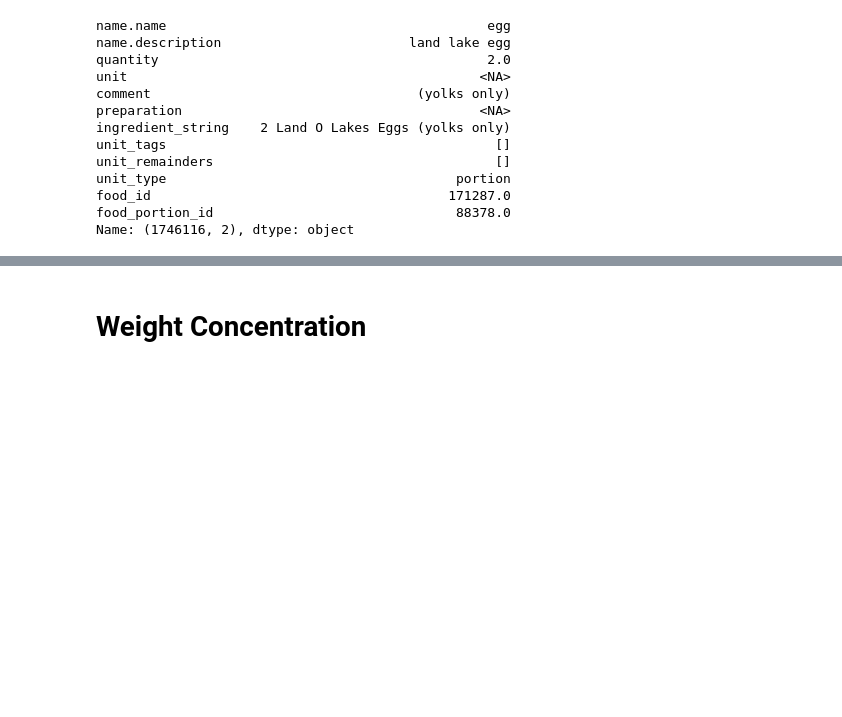
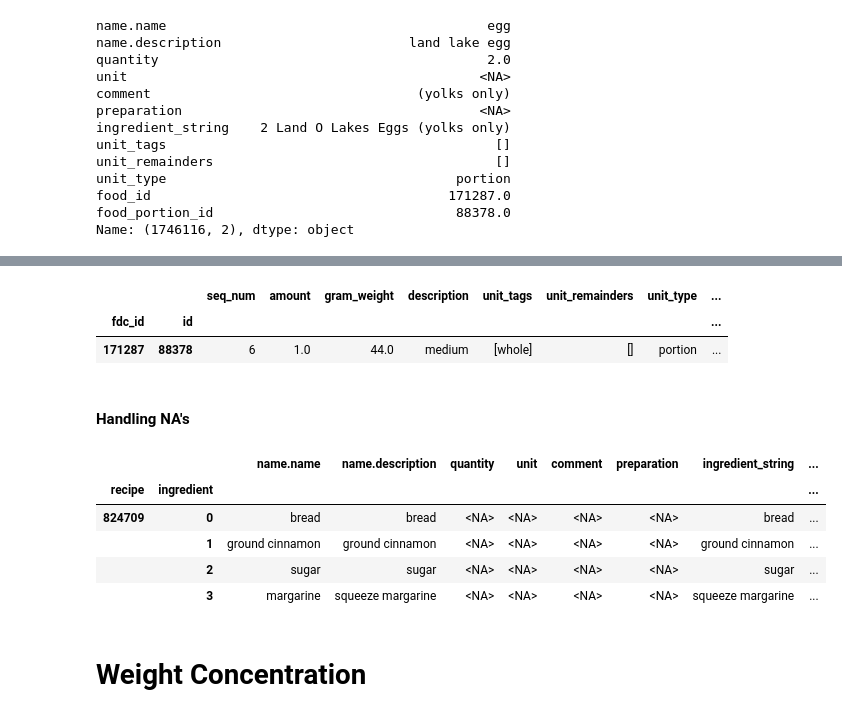
Before and after one commit to stephankostov/recipe-generator-dataset, a Jupyter notebook: notebooks/06-density-db-finalise.ipynb, the cells around one changed output, grey strips where cells are left out. Drawn from its saved outputs; the diff is of its cells as text; code cells hidden in the pictures; blank space fills up the shorter version.

```diff
--- a/notebooks/06-density-db-finalise.ipynb
+++ b/notebooks/06-density-db-finalise.ipynb
@@ -181,0 +214,19 @@ food_portion_df.loc[2343304.0]
+# %%
+food_portion_df[food_portion_df.index.get_level_values(1) == 88378.0]
+# %% [output]
+|  |  | seq_num | amount | gram_weight | description | unit_tags | unit_remainders | unit_type | ... |
+| fdc_id | id |  |  |  |  |  |  |  | ... |
+| 171287 | 88378 | 6 | 1.0 | 44.0 | medium | [whole] | [] | portion | ... |
+# %% [markdown]
+#### Handling NA's
+# %%
+ingredients_df['gram_weight'] = ingredients_df['gram_weight'].groupby('recipe').transform(lambda x: x.astype('double[pyarrow]').fillna(x.mean()))
+# %%
+ingredients_df[ingredients_df['gram_weight'].isna()]
+# %% [output]
+|  |  | name.name | name.description | quantity | unit | comment | preparation | ingredient_string | ... |
+| recipe | ingredient |  |  |  |  |  |  |  | ... |
+| 824709 | 0 | bread | bread | <NA> | <NA> | <NA> | <NA> | bread | ... |
+|  | 1 | ground cinnamon | ground cinnamon | <NA> | <NA> | <NA> | <NA> | ground cinnamon | ... |
+|  | 2 | sugar | sugar | <NA> | <NA> | <NA> | <NA> | sugar | ... |
+|  | 3 | margarine | squeeze margarine | <NA> | <NA> | <NA> | <NA> | squeeze margarine | ... |
```
Also changed, not shown: parts of 25 cells of this notebook, 20 other files.
